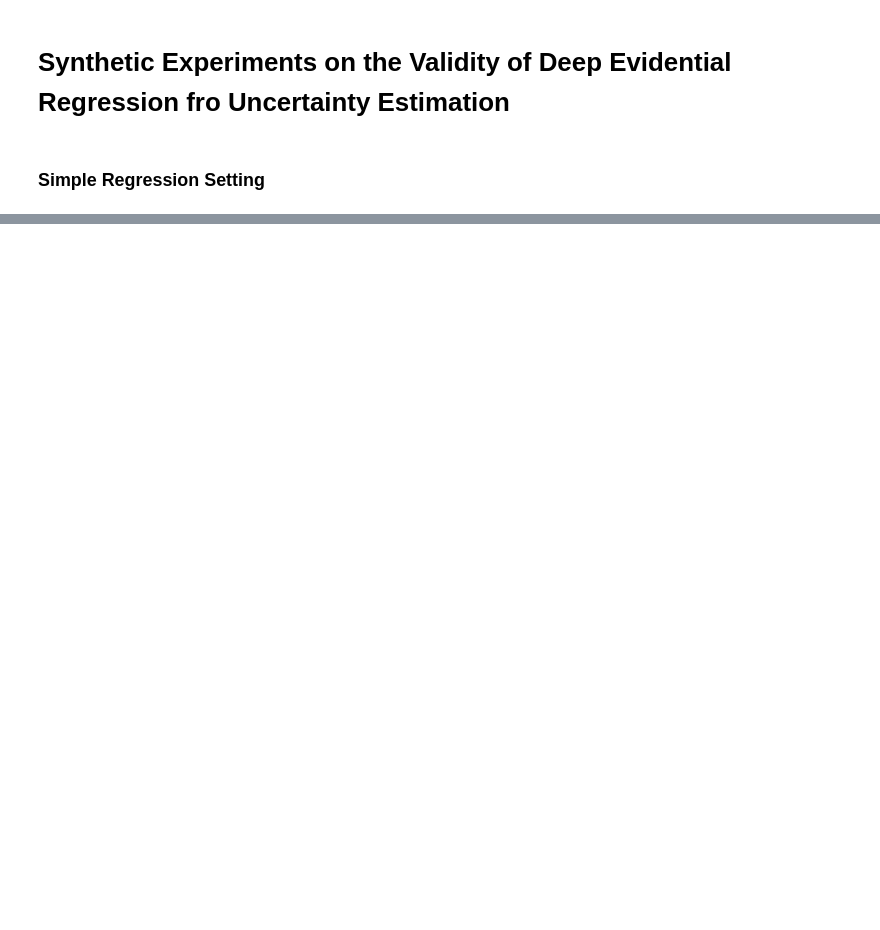
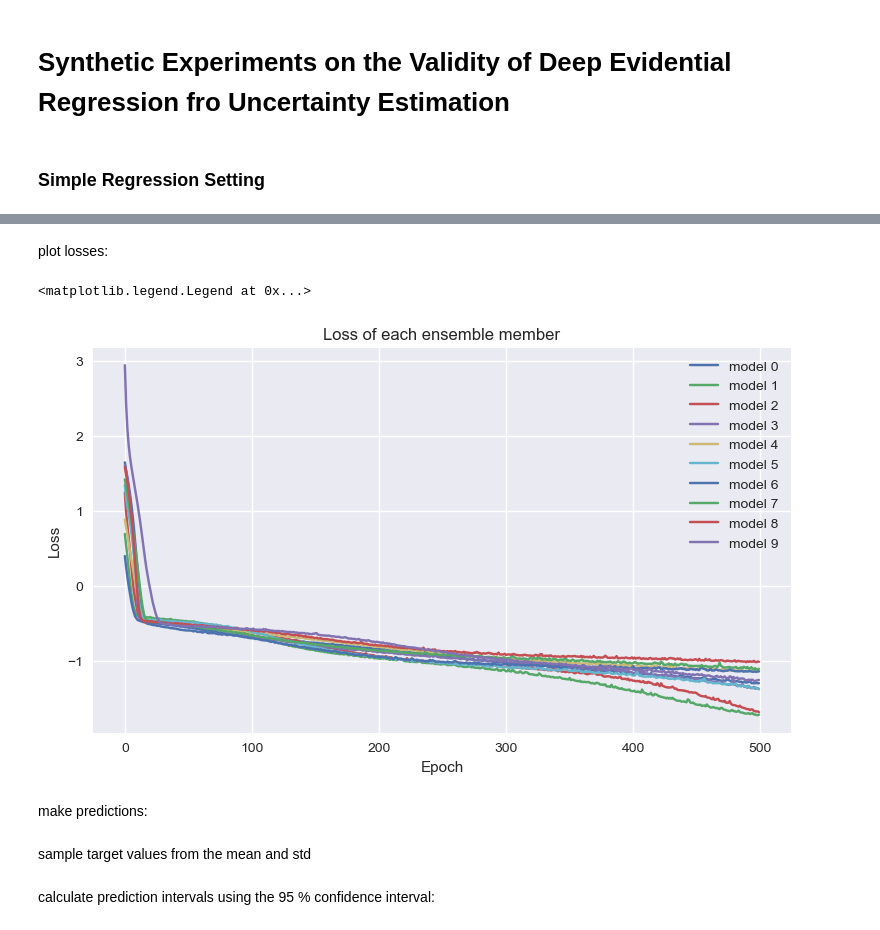
Before and after one commit to mkjuergens/EpistemicUncertaintyAnalysis, a Jupyter notebook: notebooks/synthetic_data_der.ipynb, the cells around one changed output, grey strips where cells are left out. Drawn from its saved outputs; the diff is of its cells as text; code cells hidden in the pictures; blank space fills up the shorter version.

```diff
--- a/notebooks/synthetic_data_der.ipynb
+++ b/notebooks/synthetic_data_der.ipynb
@@ -144,0 +49,28 @@ plt.legend()
+# %%
+# test: train an ensemble of primary models with Negative Log Likelihood
+ensemble_primary = GaussianEnsemble(
+    model_config=model_config["Normal"], ensemble_size=train_config["Normal"]["n_runs"]
+)
+ensemble_primary.train(
+    dataset=SineRegressionDataset,
+    data_params=data_config["SineRegression"],
+    train_params=train_config["Normal"],)
+# %% [markdown]
+plot losses:
+# %%
+losses = ensemble_primary.losses
+losses = np.stack(losses, axis=0)
+
+# plot loss of each ensemble member
+fig, ax = plt.subplots(figsize=(9,5))
+ax.set_xlabel("Epoch")
+ax.set_ylabel("Loss")
+ax.set_title("Loss of each ensemble member")
+for i in range(losses.shape[0]):
+    ax.plot(losses[i,:], label=f"model {i}")
+ax.legend()
+# %% [output]
+<matplotlib.legend.Legend at 0x...>
+[figure, added]
+# %% [markdown]
+make predictions:
@@ -144,0 +83,2 @@ plt.legend()
+# %% [markdown]
+sample target values from the mean and std
@@ -144,0 +87,2 @@ plt.legend()
+# %% [markdown]
+calculate prediction intervals using the 95 % confidence interval:
```
Also changed, not shown: parts of 69 cells of this notebook, 2 other files.
